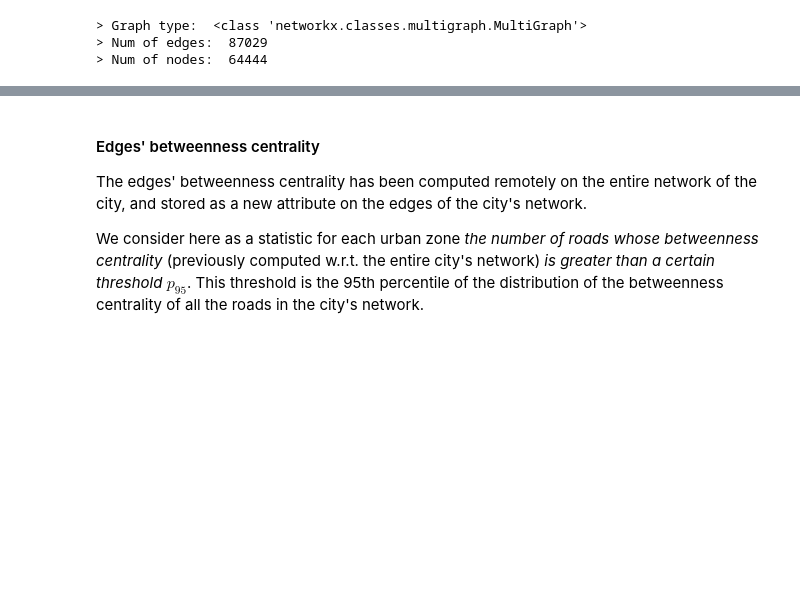
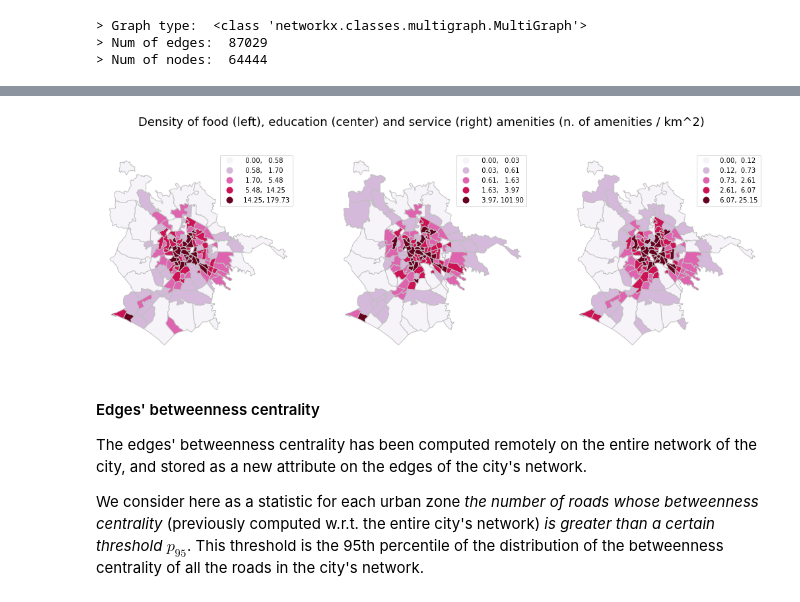
Before and after one commit to matteoboh/urbem, a Jupyter notebook: notebooks/0.2-get_covariates.ipynb, the cells around one changed output, grey strips where cells are left out. Saved outputs shown, nothing was run; the diff lists cells and outputs as text; code cells hidden in the pictures; blank space fills up the shorter version.

```diff
--- a/notebooks/0.2-get_covariates.ipynb
+++ b/notebooks/0.2-get_covariates.ipynb
@@ -269,3 +500,22 @@ print('> Num of nodes: ', G.number_of_nodes())
+# %%
+fig, axs = plt.subplots(nrows=1, ncols=3, figsize=(18, 6))
+
+for ax, col in zip(axs, ['density_food_amenities', 'density_education_amenities', 'density_service_amenities']):
+    gdf_rome_pt.plot(column=col,  ax=ax,
+                          #figsize=(10,10),
+                          cmap='PuRd', edgecolor='silver',
+                          scheme='Quantiles', k=5,
+                          #missing_kwds={'color': 'lightgrey'},
+                          legend=True)
+    #ax.set_title('Density of food, education and service amenities (n. of amenities / km^2)', fontsize=16, pad=10)
+    ax.set_axis_off()
+
+fig.suptitle('Density of food (left), education (center) and service (right) amenities (n. of amenities / km^2)', fontsize=18)
+plt.show()
+#fig = ax.get_figure()
+#fig.savefig('rome_accessibility_public_transport.png', dpi=300)
+# %% [output]
+[figure, added]
 # %% [markdown]
 #### Edges' betweenness centrality
 
```
Also changed, not shown: parts of 14 cells of this notebook, 3 other files.
